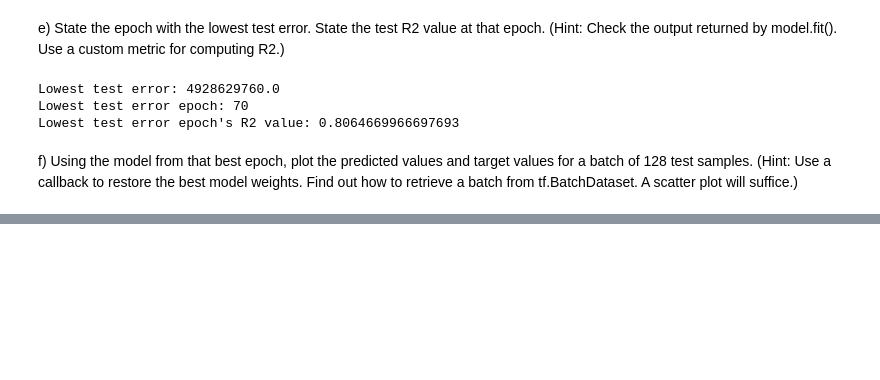
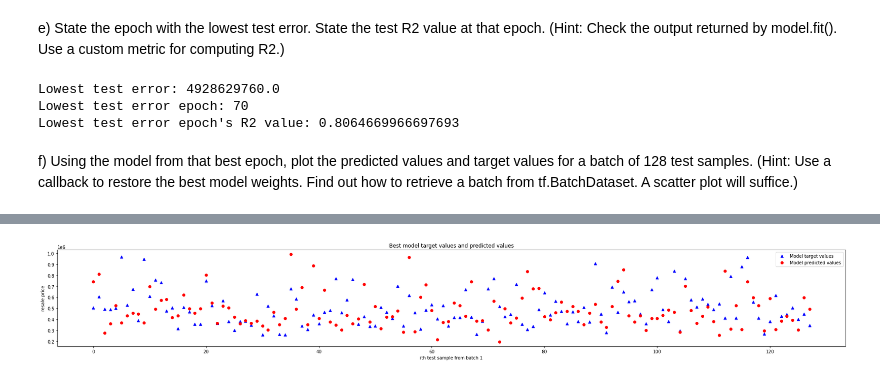
Before and after one commit to johnsonfoo/CZ4042-Assignment, a Jupyter notebook: start_1b.ipynb, the cells around one changed output, grey strips where cells are left out. Cells and saved outputs as stored; diff of their text form; code cells hidden in the pictures; blank space fills up the shorter version.

```diff
--- a/start_1b.ipynb
+++ b/start_1b.ipynb
@@ -320,0 +557,3 @@ After restore best model weights, model has test loss and test r_square as follo
+# %%
+question2.restore_best_model_and_predict()  # test loss and test r_square after restore best model weights
+# %% [output]
@@ -320,0 +564 @@ After restore best model weights, model has test loss and test r_square as follo
+[figure, added]
```
Also changed, not shown: parts of 15 cells of this notebook.
